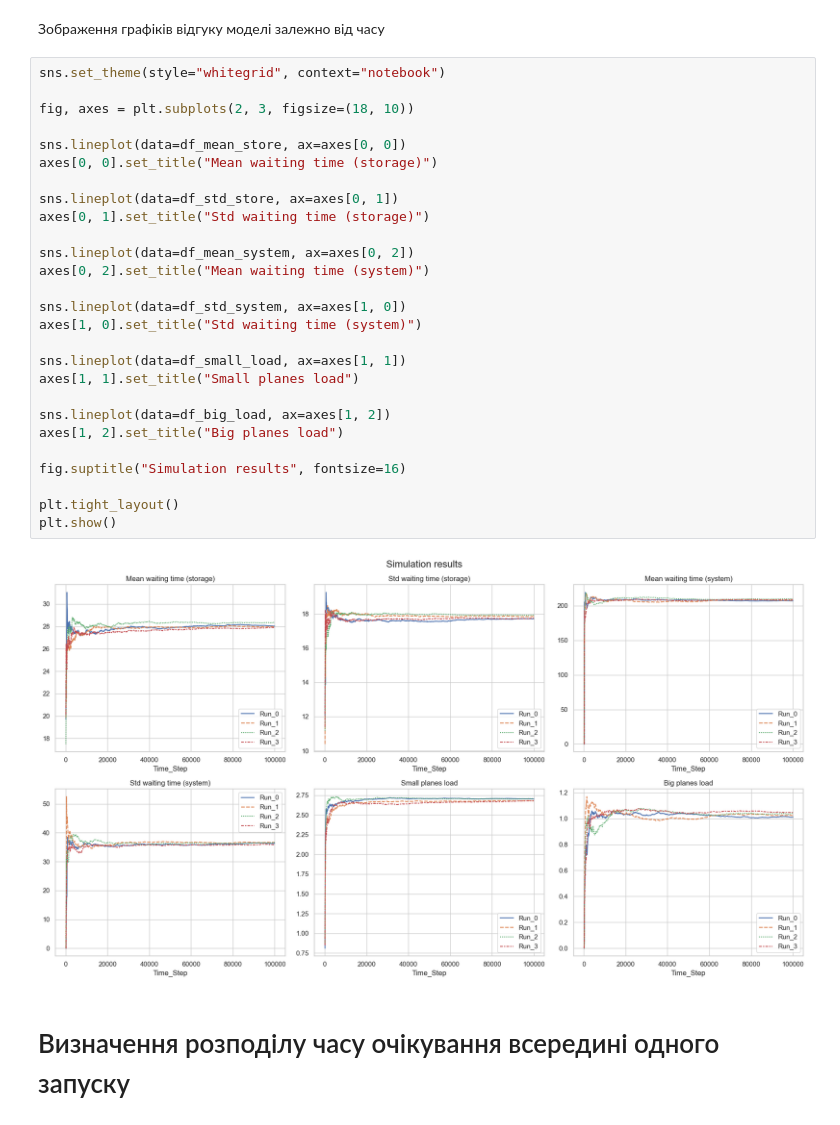
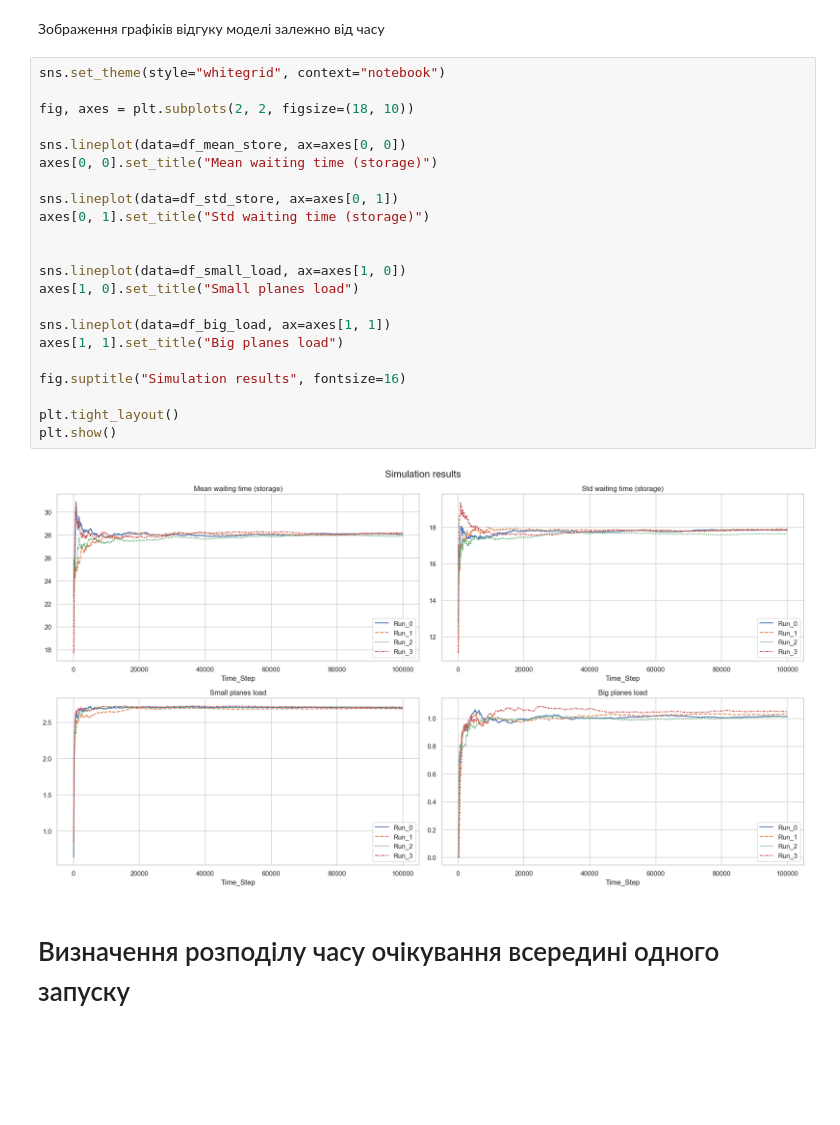
Before and after one commit to OleksandrPanasenko/PetriNetAirport, a Jupyter notebook: AnalyseResults.ipynb, the cells around one changed output. Cells and saved outputs as stored; diff of their text form; blank space fills up the shorter version.

```diff
--- a/AnalyseResults.ipynb
+++ b/AnalyseResults.ipynb
@@ -77,32 +65,27 @@ Steady-state threshold T_model = 83400.0
 # %%
 sns.set_theme(style="whitegrid", context="notebook")
 
-fig, axes = plt.subplots(2, 3, figsize=(18, 10))
+fig, axes = plt.subplots(2, 2, figsize=(18, 10))
 
 sns.lineplot(data=df_mean_store, ax=axes[0, 0])
 axes[0, 0].set_title("Mean waiting time (storage)")
 
 sns.lineplot(data=df_std_store, ax=axes[0, 1])
 axes[0, 1].set_title("Std waiting time (storage)")
 
-sns.lineplot(data=df_mean_system, ax=axes[0, 2])
-axes[0, 2].set_title("Mean waiting time (system)")
 
-sns.lineplot(data=df_std_system, ax=axes[1, 0])
-axes[1, 0].set_title("Std waiting time (system)")
+sns.lineplot(data=df_small_load, ax=axes[1, 0])
+axes[1, 0].set_title("Small planes load")
 
-sns.lineplot(data=df_small_load, ax=axes[1, 1])
-axes[1, 1].set_title("Small planes load")
-
-sns.lineplot(data=df_big_load, ax=axes[1, 2])
-axes[1, 2].set_title("Big planes load")
+sns.lineplot(data=df_big_load, ax=axes[1, 1])
+axes[1, 1].set_title("Big planes load")
 
 fig.suptitle("Simulation results", fontsize=16)
 
 plt.tight_layout()
 plt.show()
 # %% [output]
-[figure, old version]
+[figure, new version]
 # %% [markdown]
 # Визначення розподілу часу очікування всередині одного запуску
 # %% [markdown]
```
Also changed, not shown: parts of 37 cells of this notebook, 35 other files.
